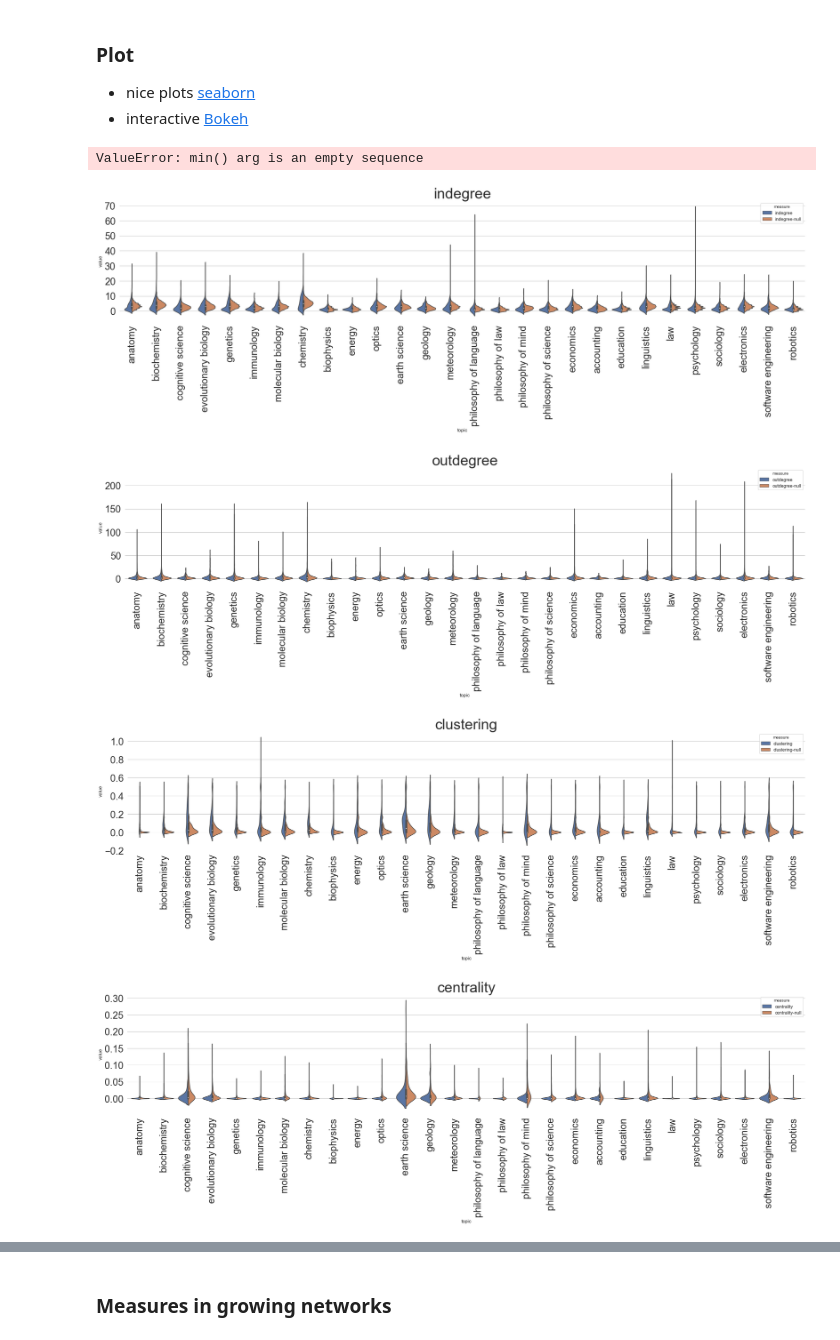
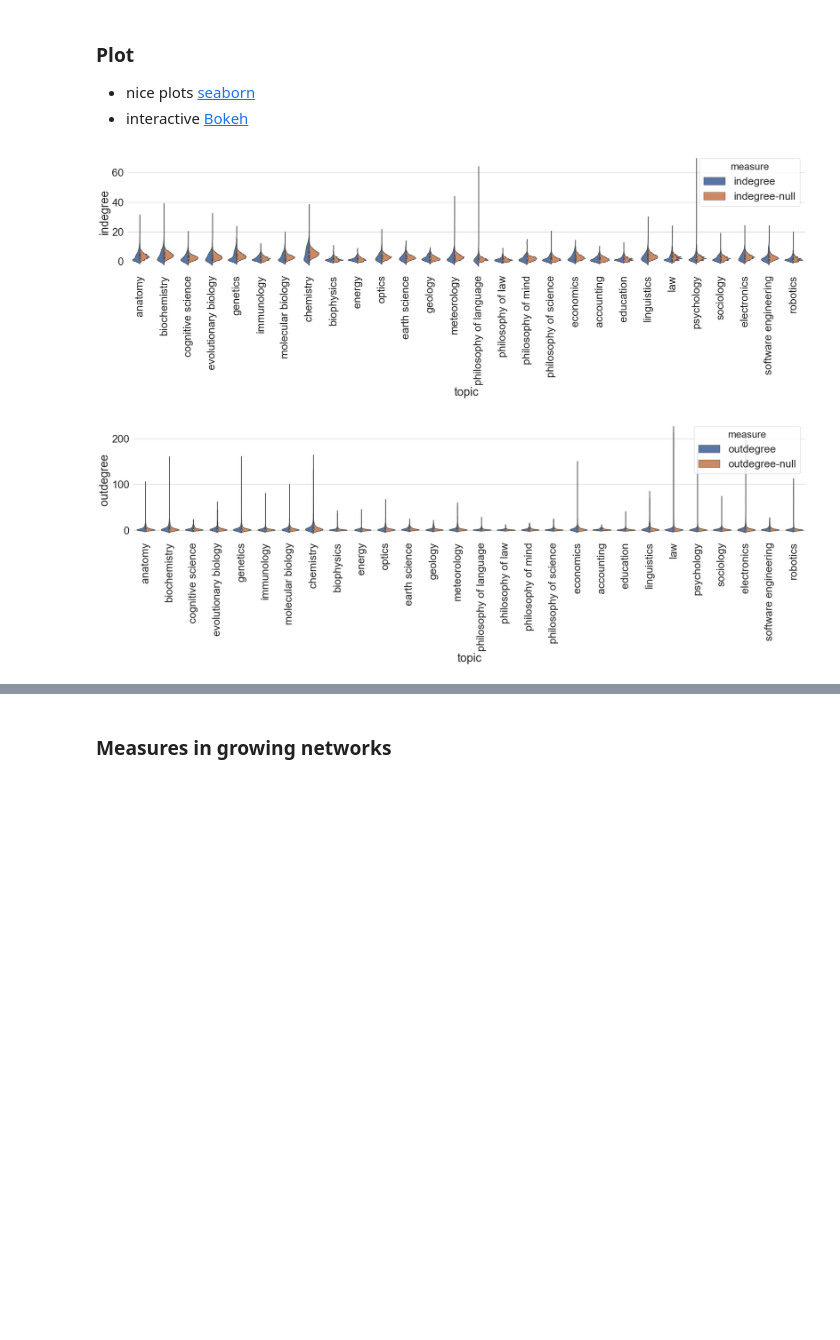
Before and after one commit to harangju/wikinet, a Jupyter notebook: analysis/analyze-network-measures.ipynb, the cells around one changed output, grey strips where cells are left out. Cells and saved outputs as stored; diff of their text form; code cells hidden in the pictures; blank space fills up the shorter version.

```diff
--- a/analysis/analyze-network-measures.ipynb
+++ b/analysis/analyze-network-measures.ipynb
@@ -226,25 +189,20 @@ df_expand.groupby(['topic','measure'])\
 # %%
 import seaborn as sns
 import matplotlib.pyplot as plt
-sns.set(style='whitegrid')
+sns.set(style='whitegrid', font_scale=2.4)
 # %%
 save_dir = None
-for stat in ['indegree', 'outdegree', 'clustering', 'centrality', 'path length']:
+for stat in ['indegree', 'outdegree', 'clustering', 'centrality', 'path-length']:
     f, ax = plt.subplots(figsize=(30, 6))
     sns.violinplot(data=df_expand[(df_expand.measure==stat) |\
                                   (df_expand.measure==stat+'-null')],
                    x='topic', y='value', hue='measure', split=True)
-    plt.xticks(np.arange(len(topics)), topics,
-               rotation='vertical', fontsize=24)
-    plt.yticks(fontsize=24)
-    plt.title(stat, fontsize=36)
+    plt.xticks(np.arange(len(topics)), topics, rotation='vertical')
+    plt.ylabel(stat)
     plt.subplots_adjust(bottom=0.2)
     sns.despine(left=True, bottom=True)
     if save_dir:
         plt.savefig(save_dir, dpi=300)
 # %% [output]
-ValueError: min() arg is an empty sequence
-[figure, old version]
+[figure, new version]
-[figure, old version]
+[figure, new version]
-[figure, removed]
-[figure, removed]
```
Also changed, not shown: parts of 4 cells of this notebook.
